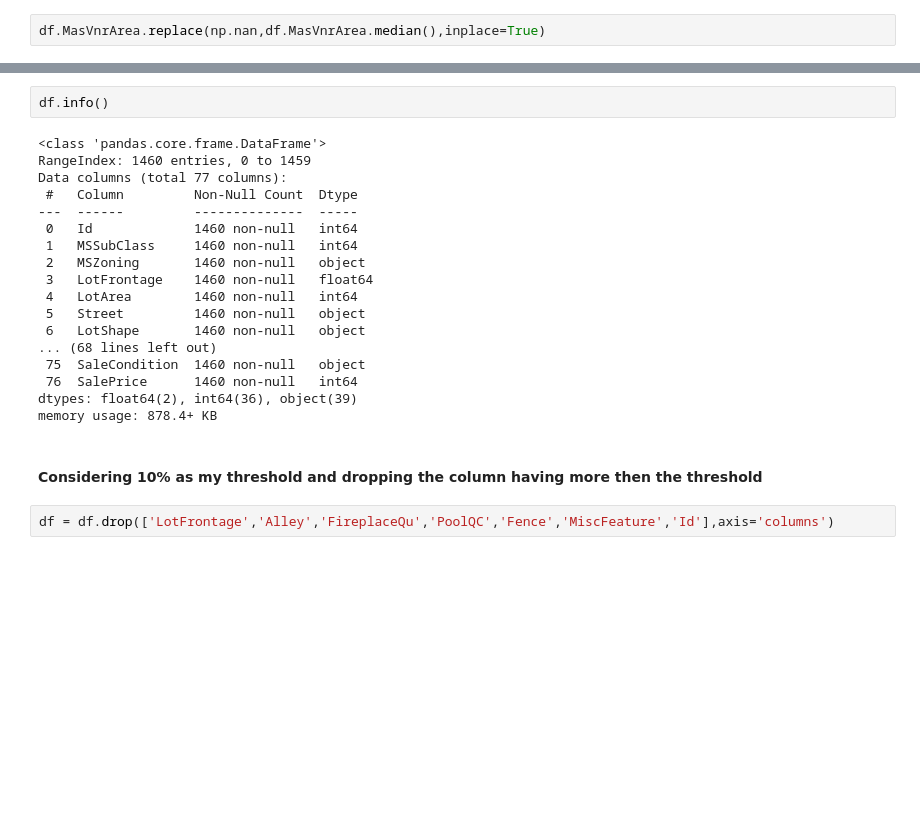
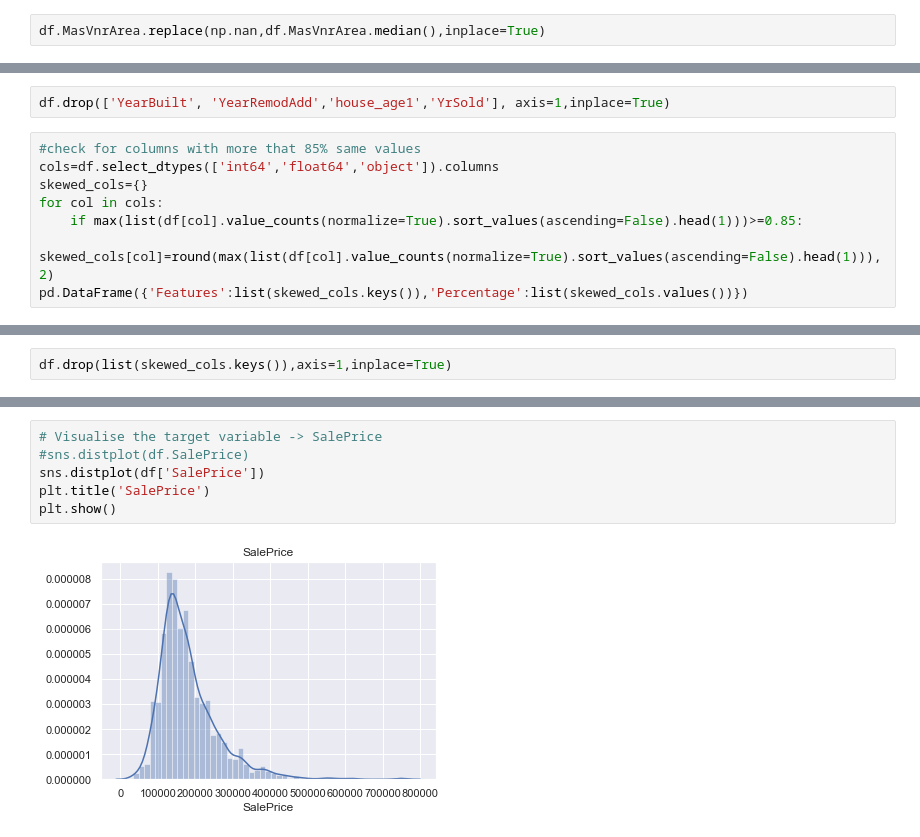
Before and after one commit to biswajitkumarsingh17/Houseprice_prediction_using_ridge_and_lasso, a Jupyter notebook: Houseprice_prediction_using_ridge_and_lasso.ipynb, the cells around one changed output, grey strips where cells are left out. Cells and saved outputs as stored; diff of their text form; blank space fills up the shorter version.

```diff
--- a/Houseprice_prediction_using_ridge_and_lasso.ipynb
+++ b/Houseprice_prediction_using_ridge_and_lasso.ipynb
@@ -513,0 +667,10 @@ df.MasVnrArea.replace(np.nan,df.MasVnrArea.median(),inplace=True)
+# %%
+df.drop(['YearBuilt', 'YearRemodAdd','house_age1','YrSold'], axis=1,inplace=True)
+# %%
+#check for columns with more that 85% same values
+cols=df.select_dtypes(['int64','float64','object']).columns
+skewed_cols={}
+for col in cols:
+    if max(list(df[col].value_counts(normalize=True).sort_values(ascending=False).head(1)))>=0.85:
+        skewed_cols[col]=round(max(list(df[col].value_counts(normalize=True).sort_values(ascending=False).head(1))),2)
+pd.DataFrame({'Features':list(skewed_cols.keys()),'Percentage':list(skewed_cols.values())})
@@ -513,0 +695,2 @@ df.MasVnrArea.replace(np.nan,df.MasVnrArea.median(),inplace=True)
+# %%
+df.drop(list(skewed_cols.keys()),axis=1,inplace=True)
@@ -525,24 +742,8 @@ plt.show()
-# %%
-df.info()
-# %% [output]
-<class 'pandas.core.frame.DataFrame'>
-RangeIndex: 1460 entries, 0 to 1459
-Data columns (total 77 columns):
- #   Column         Non-Null Count  Dtype
----  ------         --------------  -----
- 0   Id             1460 non-null   int64
- 1   MSSubClass     1460 non-null   int64
- 2   MSZoning       1460 non-null   object
- 3   LotFrontage    1460 non-null   float64
- 4   LotArea        1460 non-null   int64
- 5   Street         1460 non-null   object
- 6   LotShape       1460 non-null   object
-... (68 lines left out)
- 75  SaleCondition  1460 non-null   object
- 76  SalePrice      1460 non-null   int64
-dtypes: float64(2), int64(36), object(39)
-memory usage: 878.4+ KB
-# %% [markdown]
-#### Considering 10% as my threshold and dropping the column having more then the threshold
-# %%
-df = df.drop(['LotFrontage','Alley','FireplaceQu','PoolQC','Fence','MiscFeature','Id'],axis='columns')
+# %%
+# Visualise the target variable -> SalePrice
+#sns.distplot(df.SalePrice)
+sns.distplot(df['SalePrice'])
+plt.title('SalePrice')
+plt.show()
+# %% [output]
+[figure, added]
```
Also changed, not shown: parts of 120 cells of this notebook.
